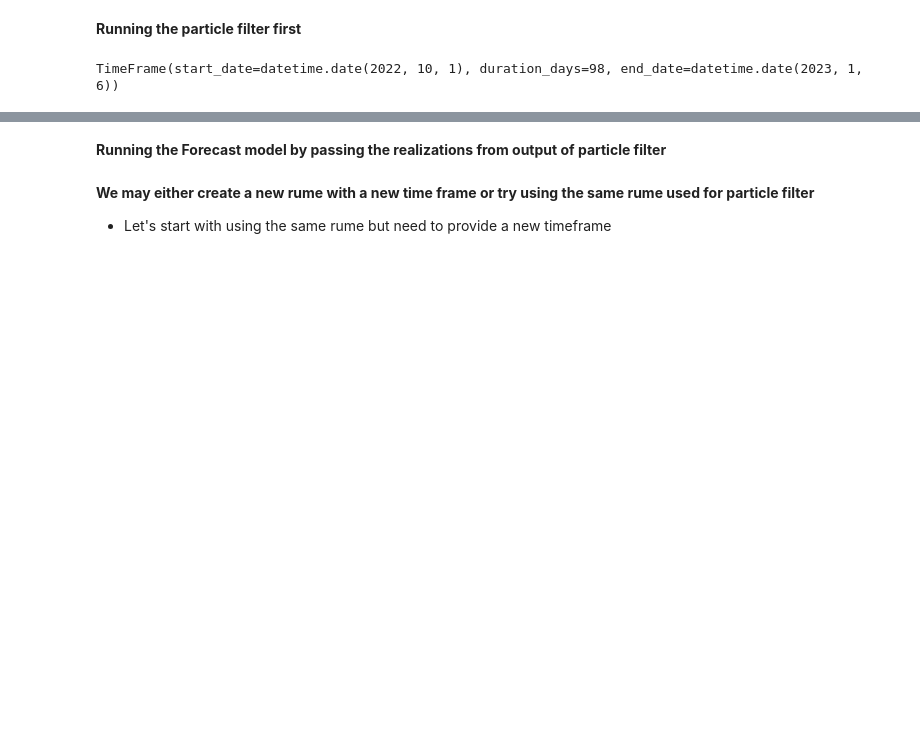
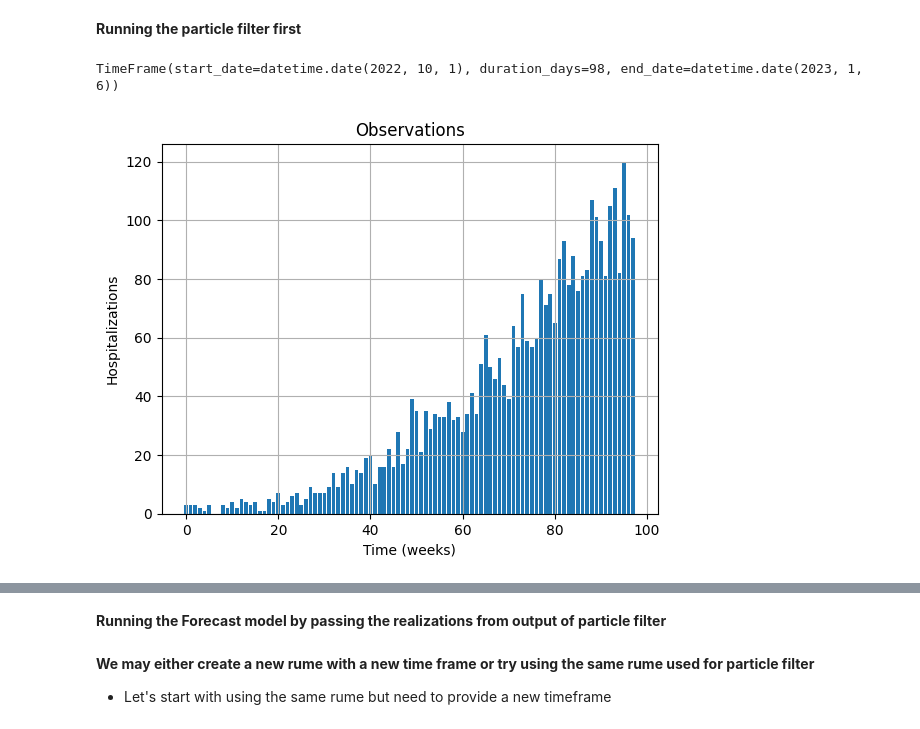
Before and after one commit to NAU-CCL/Epymorph, a Jupyter notebook: epymorph/parameter_forecasting/forecast2.4.ipynb, the cells around one changed output, grey strips where cells are left out. Cells and saved outputs as stored; diff of their text form; code cells hidden in the pictures; blank space fills up the shorter version.

```diff
--- a/epymorph/parameter_forecasting/forecast2.4.ipynb
+++ b/epymorph/parameter_forecasting/forecast2.4.ipynb
@@ -71,7 +71,7 @@ from pathlib import Path
 from epymorph.adrio import acs5, csv
 
 csvadrio = csv.CSVTimeSeries(
-    file_path=Path("./doc/devlog/data/14week_temp_synthetic_data.csv"),
+    file_path=Path("./doc/devlog/data/98_days_temp_synthetic_data.csv"),
     time_col=0,
     time_frame=rume.time_frame,
     key_col=1,
@@ -124,6 +124,17 @@ sim = FilterSimulation(
     filter_type=filter_type,
     params_space=params_space,
 )
+# %%
+import matplotlib.pyplot as plt
+
+plt.bar(range(len(sim.cases)), sim.cases[:, 0])
+plt.title("Observations")
+plt.xlabel("Time (weeks)")
+plt.ylabel("Hospitalizations")
+plt.grid(True)
+plt.show()
+# %% [output]
+[figure, added]
 # %%
 rng = np.random.default_rng(seed=1)
 output = sim.run(rng=rng)
```
Also changed, not shown: parts of 8 cells of this notebook, 2 other files.
